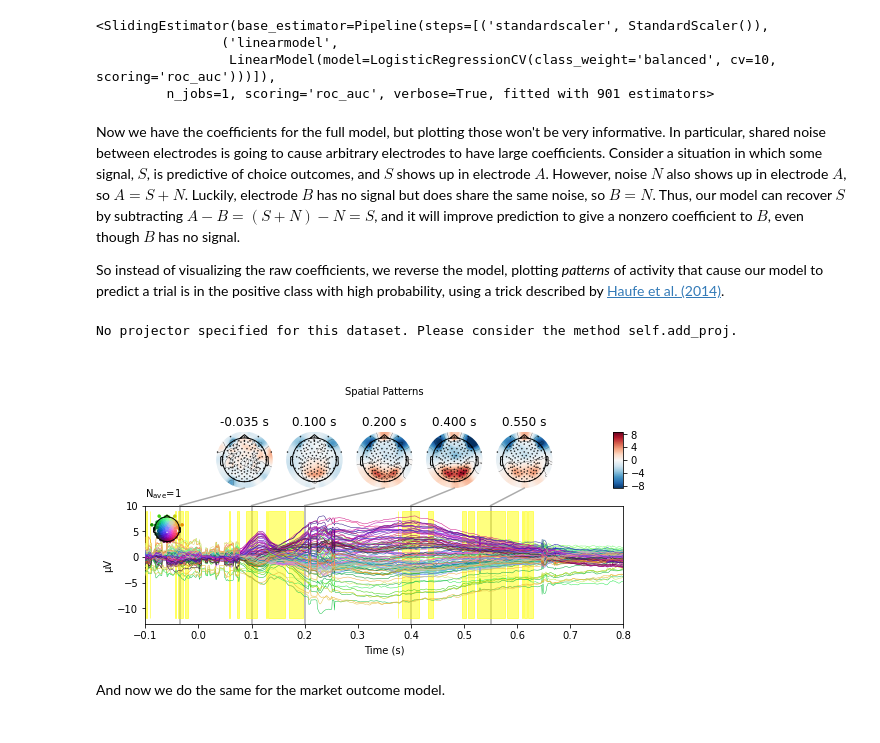
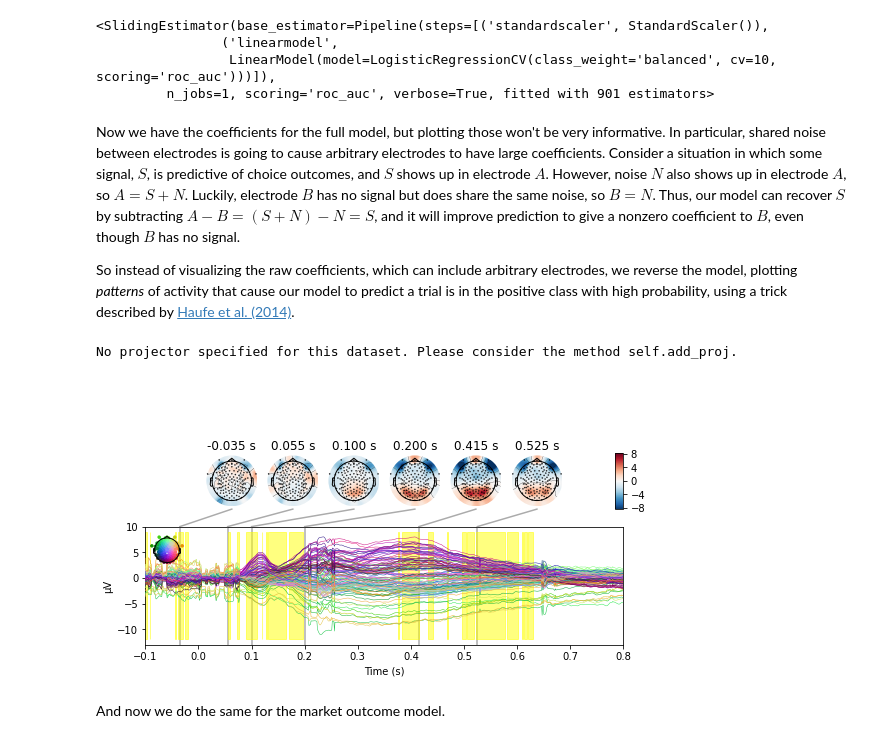
Before and after one commit to apex-lab/eeg-neuroforecasting, a Jupyter notebook: analysis.ipynb, the cells around one changed output. Saved outputs shown, nothing was run; the diff lists cells and outputs as text; code cells hidden in the pictures.

```diff
--- a/analysis.ipynb
+++ b/analysis.ipynb
@@ -68,8 +51,11 @@ Okay, I lied. We _would_ have compared our model's performance to the dummy clas
 # %% [markdown]
 AUC is actually just the effect size of a Mann-Whitney U-test, so that gives us a natural way to assess statistical significance.
 # %%
-u_test = get_mann_whitney_u_test(np.bincount(y)[0], np.bincount(y)[1], alternative = 'greater')
+m1 = np.bincount(y)[0]
+m2 = np.bincount(y)[1]
+u_test = get_mann_whitney_u_test(m1, m2, alternative = 'greater')
 yn_p = u_test(yn_scores)
+yn_sigma = np.sqrt(m1 * m2 * (m1 + m2 + 1) / 12.0) / (m1 * m2) # U-stat statndard deviation
 # Benjamini–Hochberg correction for multiple comparisons
 reject, _ = fdr_correction(yn_p)
 # %% [markdown]
@@ -120,6 +108,10 @@ Now, we can compare the funded vs. unfunded scores to chance AUC. Since we'll ha
 # %%
 # test market predictions against chance
+m1 = np.bincount(y)[0]
+m2 = np.bincount(y)[1]
+u_test = get_mann_whitney_u_test(m1, m2, alternative = 'greater')
 fu_p = u_test(fu_scores)
+fu_sigma = np.sqrt(m1 * m2 * (m1 + m2 + 1) / 12.0) / (m1 * m2)
 
 # correct for multiple comparisons
 p = np.concatenate([yn_p, fu_p])
@@ -178,28 +180,30 @@ time_decod.fit(X, y) # get final model weights
 # %% [markdown]
 Now we have the coefficients for the full model, but plotting those won't be very informative. In particular, shared noise between electrodes is going to cause arbitrary electrodes to have large coefficients. Consider a situation in which some signal, $S$, is predictive of choice outcomes, and $S$ shows up in electrode $A$. However, noise $N$ also shows up in electrode $A$, so $A = S + N$. Luckily, electrode $B$ has no signal but does share the same noise, so $B = N$. Thus, our model can recover $S$ by subtracting $A - B = (S + N) - N = S$, and it will improve prediction to give a nonzero coefficient to $B$, even though $B$ has no signal.
 
-So instead of visualizing the raw coefficients, we reverse the model, plotting _patterns_ of activity that cause our model to predict a trial is in the positive class with high probability, using a trick described by [Haufe et al. (2014)](doi:10.1016/j.neuroimage.2013.10.067).
+So instead of visualizing the raw coefficients, which can include arbitrary electrodes, we reverse the model, plotting _patterns_ of activity that cause our model to predict a trial is in the positive class with high probability, using a trick described by [Haufe et al. (2014)](doi:10.1016/j.neuroimage.2013.10.067).
 # %%
 # compute patterns from coefficients
 coef = get_coef(time_decod, 'patterns_', inverse_transform = True)
 yn_evoked = mne.EvokedArray(coef, info, tmin = t[0])
+yn_evoked.nave = None
 
 # plot patterns
 joint_kwargs = dict(ts_args = dict(time_unit = 's'),
                     topomap_args = dict(time_unit = 's'))
-fig = yn_evoked.plot_joint(times = np.array([-.035, .1, .2, .4, .525]),
-                           title = 'Spatial Patterns',
+fig = yn_evoked.plot_joint(times = np.array([-.035, .055, .1, .2, .415, .525]),
+                           title = ' ',
                            show = False,
                            **joint_kwargs)
 ax = fig.axes[0] # axis for butterfly plot
 ax.fill_between(t, ax.get_ylim()[0], ax.get_ylim()[1],
                 where = yn_p <= alpha,
                 color = 'yellow',
                 alpha = 0.5)
+plt.savefig('figure2.png', dpi = 500)
 plt.show()
 # %% [output]
 No projector specified for this dataset. Please consider the method self.add_proj.
-[figure, old version]
+[figure, new version]
 # %% [markdown]
 And now we do the same for the market outcome model.
 # %%
```
Also changed, not shown: parts of 10 cells of this notebook, 3 other files.
